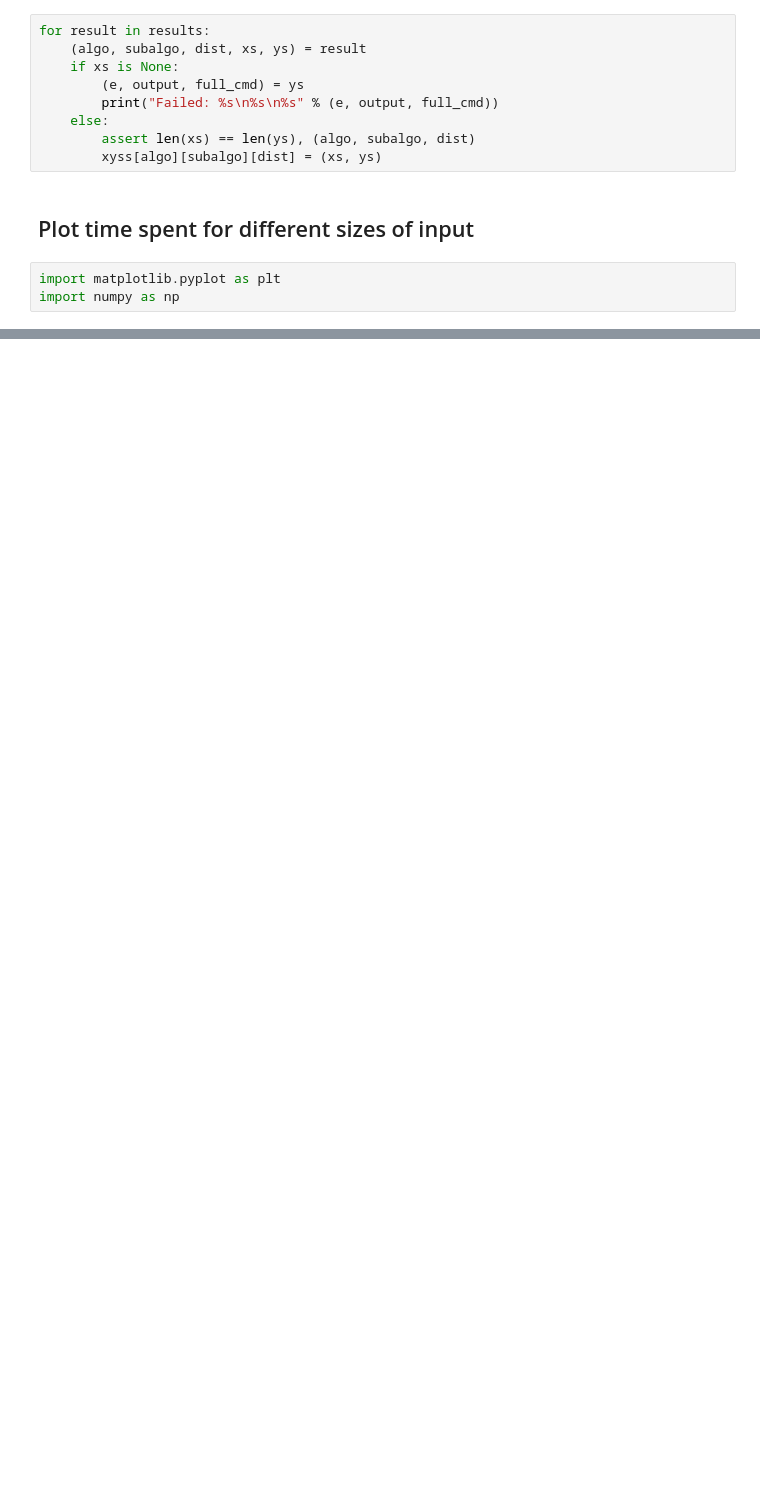
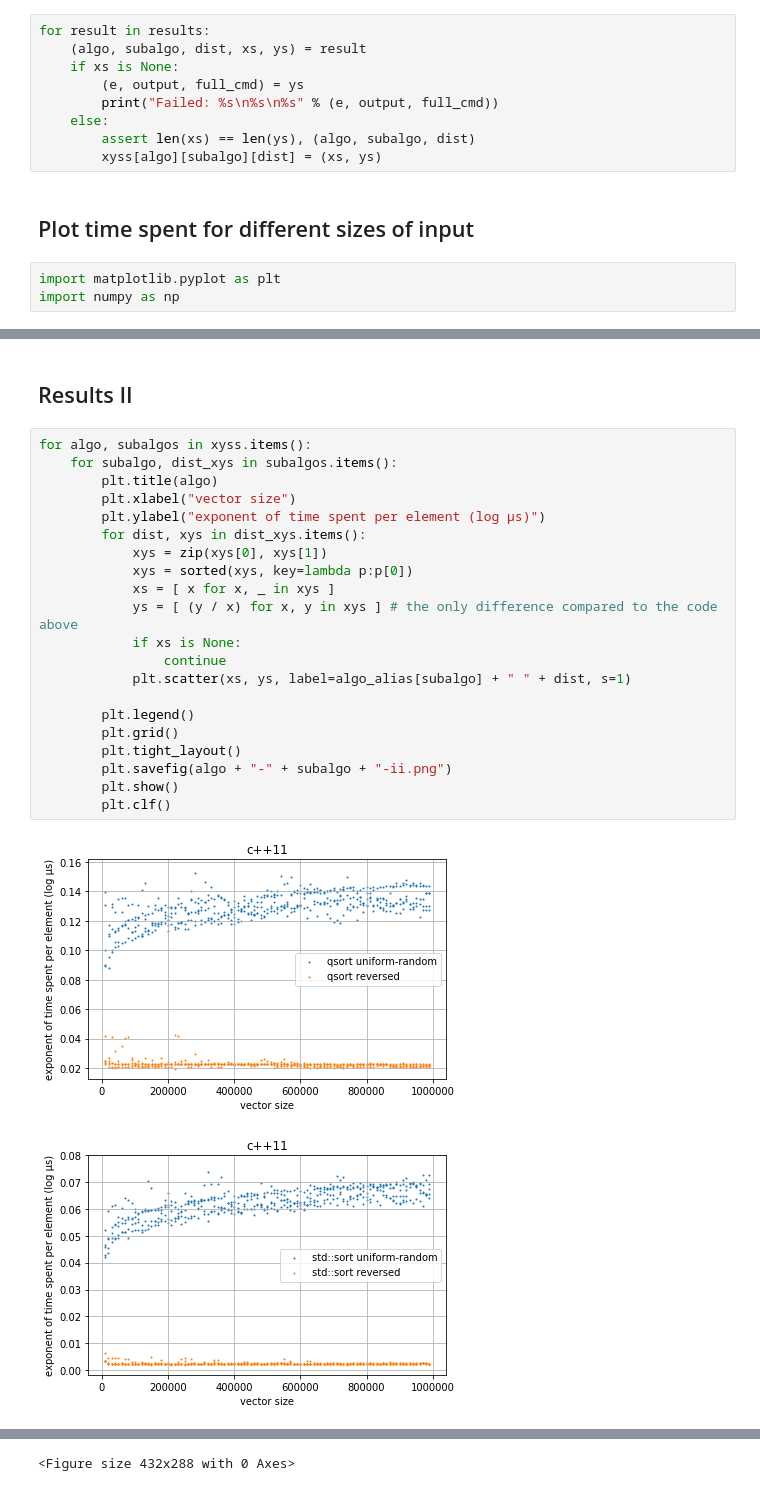
Before and after one commit to izgzhen/benchmark-sort, a Jupyter notebook: explore.ipynb, the cells around one changed output, grey strips where cells are left out. Cells and saved outputs as stored; diff of their text form; blank space fills up the shorter version.

Commit message:
Update results

```diff
--- a/explore.ipynb
+++ b/explore.ipynb
@@ -117 +123,27 @@ for algo, subalgos in xyss.items():
 <Figure size 432x288 with 0 Axes>
+# %% [markdown]
+## Results II
+# %%
+for algo, subalgos in xyss.items():
+    for subalgo, dist_xys in subalgos.items():
+        plt.title(algo)
+        plt.xlabel("vector size")
+        plt.ylabel("exponent of time spent per element (log μs)")
+        for dist, xys in dist_xys.items():
+            xys = zip(xys[0], xys[1])
+            xys = sorted(xys, key=lambda p:p[0])
+            xs = [ x for x, _ in xys ]
+            ys = [ (y / x) for x, y in xys ] # the only difference compared to the code above
+            if xs is None:
+                continue
+            plt.scatter(xs, ys, label=algo_alias[subalgo] + " " + dist, s=1)
+
+        plt.legend()
+        plt.grid()
+        plt.tight_layout()
+        plt.savefig(algo + "-" + subalgo + "-ii.png")
+        plt.show()
+        plt.clf()
+# %% [output]
+[figure, added]
+[figure, added]
@@ -117,0 +151 @@ for algo, subalgos in xyss.items():
+<Figure size 432x288 with 0 Axes>
```
Also changed, not shown: parts of 9 cells of this notebook, 11 other files.
